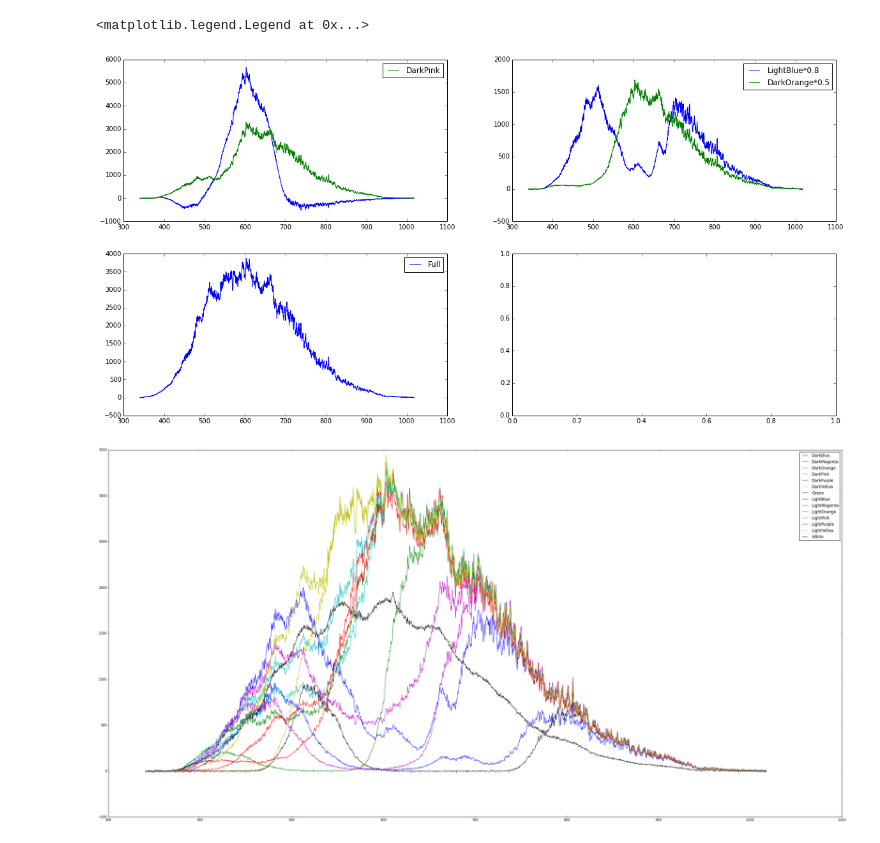
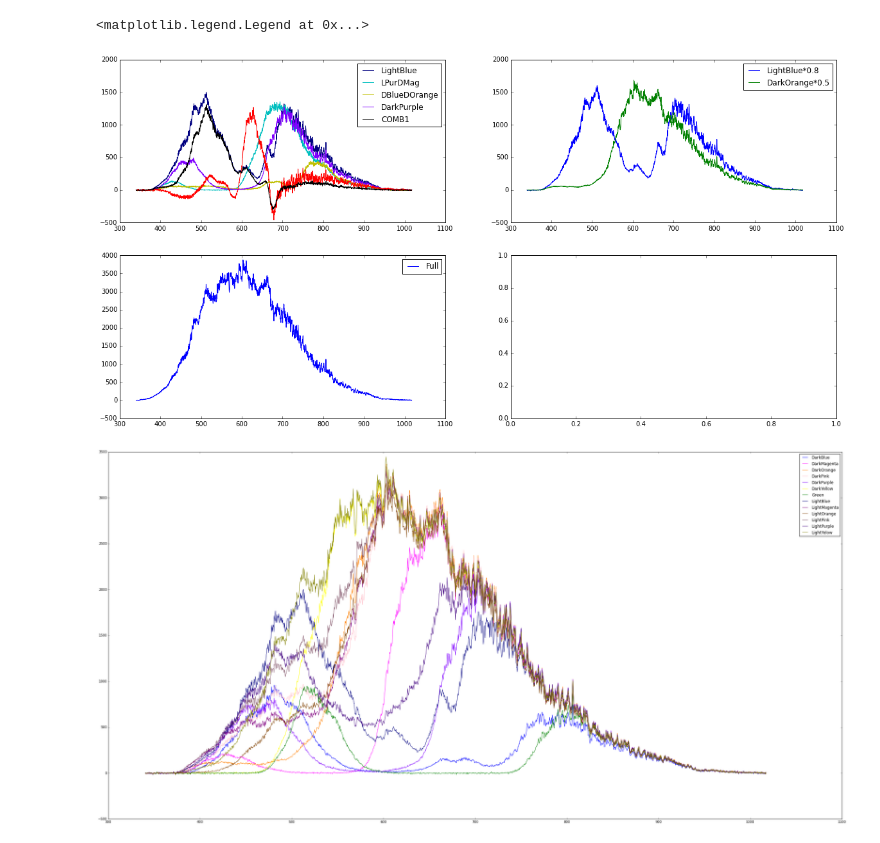
Before and after one commit to rethmecc/Phy411Assignments, a Jupyter notebook: RenewableEnergy.ipynb, the cells around one changed output. Cells and saved outputs as stored; diff of their text form; code cells hidden in the pictures.

```diff
--- a/RenewableEnergy.ipynb
+++ b/RenewableEnergy.ipynb
@@ -22,8 +22,11 @@ LightPink=np.genfromtxt('RE/LightPink.txt')
 LightPurple=np.genfromtxt('RE/LightPurple.txt')
 LightYellow=np.genfromtxt('RE/LightYellow.txt')
 White=np.genfromtxt('RE/White.txt')
+Full2=np.genfromtxt('RE/Full2.txt')
+DBlueDOrange=np.genfromtxt('RE/DBlueDOrange.txt')
+LPurpleDMagenta=np.genfromtxt('RE/LPurpleDMagenta.txt')
 
-fig,ax=plt.subplots(5,3)
+fig,ax=plt.subplots(6,3)
 fig.set_size_inches(20,15)
 ax[0][0].plot(Full[:,0],Full[:,1],label='Full')
 ax[0][1].plot(DarkBlue[:,0],DarkBlue[:,1],label='DarkBlue')
@@ -40,7 +43,10 @@ ax[3][2].plot(LightPink[:,0],LightPink[:,1],label='LightPink')
 ax[4][0].plot(LightPurple[:,0],LightPurple[:,1],label='LightPurple')
 ax[4][1].plot(LightYellow[:,0],LightYellow[:,1],label='LightYellow')
 ax[4][2].plot(White[:,0],White[:,1],label='White')
-for i in range(5):
+ax[5][0].plot(Full2[:,0],Full2[:,1],label='Full2')
+ax[5][1].plot(DBlueDOrange[:,0],DBlueDOrange[:,1],label='DBlueDOrange')
+ax[5][2].plot(LPurpleDMagenta[:,0],LPurpleDMagenta[:,1],label='LPurpleDMagenta')
+for i in range(6):
     for j in range(3):
         ax[i][j].legend()
 # %% [output]
@@ -48,34 +54,41 @@ for i in range(5):
 # %%
 Comb1=DarkPink-LightBlue*0.8+DarkOrange*0.5-DarkPurple+White*0.8-DarkMagenta*0.4
 Comb2=Green
 fig,ax=plt.subplots(2,2)
 fig.set_size_inches(20,10)
-ax[0][0].plot(Full[:,0],Comb1[:,1])
-ax[0][0].plot(Full[:,0],DarkPink[:,1],label='DarkPink')
+#ax[0][0].plot(DarkMagenta[:,0],DarkMagenta[:,1],label='DarkMagenta',color=((1,0,1)))
+#ax[0][0].plot(LightPurple[:,0],LightPurple[:,1],label='LightPurple',color=((64/255.,0,0.5)))
+ax[0][0].plot(LightBlue[:,0],LightBlue[:,1]*0.75,label='LightBlue',color=((0,0,0.5)))
+ax[0][0].plot(LPurpleDMagenta[:,0],LPurpleDMagenta[:,1]*0.75,label='LPurDMag',color='c')
+ax[0][0].plot(LPurpleDMagenta[:,0],DBlueDOrange[:,1],label='DBlueDOrange',color='y')
+ax[0][0].plot(DarkPurple[:,0],DarkPurple[:,1]*0.6,label='DarkPurple',color=(128/255.,0,1))
+COMB1=LightBlue[:,1]*0.75-DarkPurple[:,1]*0.6
+ax[0][0].plot(DarkOrange[:,0],DarkMagenta[:,1]-LightPurple[:,1]+LightBlue[:,1]*0.75-LPurpleDMagenta[:,1]*0.7,color='r')
+ax[0][0].plot(DarkOrange[:,0],COMB1,color='k',label='COMB1')
 ax[0][1].plot(Full[:,0],LightBlue[:,1]*0.8,label='LightBlue*0.8')
 ax[0][1].plot(Full[:,0],DarkOrange[:,1]*0.5,label='DarkOrange*0.5')
 ax[1][0].plot(Full[:,0],Full[:,1],label='Full')
 fig2,bx=plt.subplots(1,1)
 fig2.set_size_inches(40,20)
-bx.plot(DarkBlue[:,0],DarkBlue[:,1],label='DarkBlue')
-bx.plot(DarkMagenta[:,0],DarkMagenta[:,1],label='DarkMagenta')
-bx.plot(DarkOrange[:,0],DarkOrange[:,1],label='DarkOrange')
-bx.plot(DarkPink[:,0],DarkPink[:,1],label='DarkPink')
-bx.plot(DarkPurple[:,0],DarkPurple[:,1],label='DarkPurple')
-bx.plot(DarkYellow[:,0],DarkYellow[:,1],label='DarkYellow')
-bx.plot(Green[:,0],Green[:,1],label='Green')
-bx.plot(LightBlue[:,0],LightBlue[:,1],label='LightBlue')
-bx.plot(LightMagenta[:,0],LightMagenta[:,1],label='LightMagenta')
-bx.plot(LightOrange[:,0],LightOrange[:,1],label='LightOrange')
-bx.plot(LightPink[:,0],LightPink[:,1],label='LightPink')
-bx.plot(LightPurple[:,0],LightPurple[:,1],label='LightPurple')
-bx.plot(LightYellow[:,0],LightYellow[:,1],label='LightYellow')
-bx.plot(White[:,0],White[:,1],label='White')
+bx.plot(DarkBlue[:,0],DarkBlue[:,1],label='DarkBlue',color=((0,0,1)))
+bx.plot(DarkMagenta[:,0],DarkMagenta[:,1],label='DarkMagenta',color=((1,0,1)))
+bx.plot(DarkOrange[:,0],DarkOrange[:,1],label='DarkOrange',color=((1,0.5,0)))
+bx.plot(DarkPink[:,0],DarkPink[:,1],label='DarkPink',color=((1,192/255.,203/255.)))
+bx.plot(DarkPurple[:,0],DarkPurple[:,1],label='DarkPurple',color=(128/255.,0,1))
+bx.plot(DarkYellow[:,0],DarkYellow[:,1],label='DarkYellow',color=((1,1,0)))
+bx.plot(Green[:,0],Green[:,1],label='Green',color='g')
+bx.plot(LightBlue[:,0],LightBlue[:,1],label='LightBlue',color=((0,0,0.5)))
+bx.plot(LightMagenta[:,0],LightMagenta[:,1],label='LightMagenta',color=((0.5,0,0.5)))
+bx.plot(LightOrange[:,0],LightOrange[:,1],label='LightOrange',color=((0.5,0.25,0)))
+bx.plot(LightPink[:,0],LightPink[:,1],label='LightPink',color=((0.5,162/255./2.,203/255./2.)))
+bx.plot(LightPurple[:,0],LightPurple[:,1],label='LightPurple',color=((64/255.,0,0.5)))
+bx.plot(LightYellow[:,0],LightYellow[:,1],label='LightYelow',color=((0.5,0.5,0)))
+#bx.plot(White[:,0],White[:,1],label='White',color='k')
 bx.legend()
 ax[1][0].legend()
 ax[0][0].legend()
 ax[0][1].legend()
 # %% [output]
 <matplotlib.legend.Legend at 0x...>
-[figure, old version]
+[figure, new version]
-[figure, old version]
+[figure, new version]
```
Also changed, not shown: parts of 6 cells of this notebook, 19 other files.
